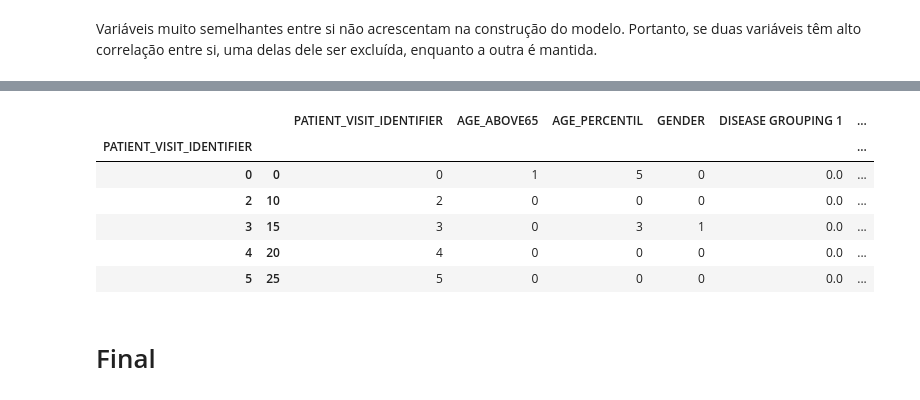
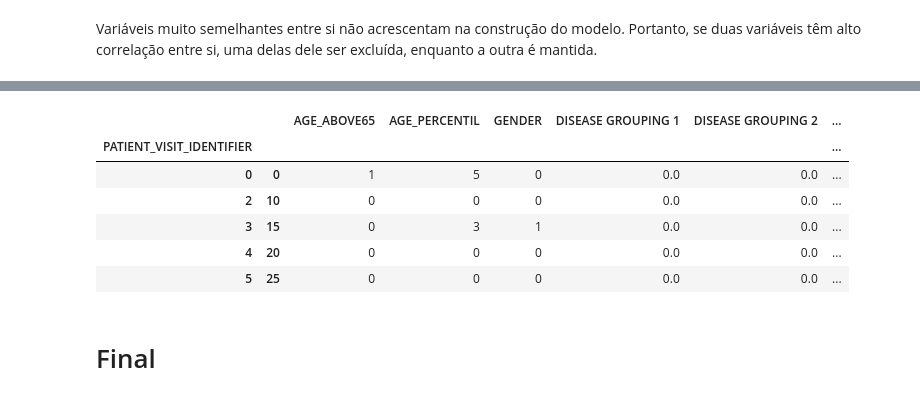
Before and after one commit to arturcgs/bootcamp-data-science-aplicada3, a Jupyter notebook: Projeto Final/Notebooks/Projeto_Final_Funcoes_e_Limpeza_de_Dados.ipynb, the cells around one changed output, grey strips where cells are left out. Cells and saved outputs as stored; diff of their text form; code cells hidden in the pictures.

```diff
--- a/Projeto Final/Notebooks/Projeto_Final_Funcoes_e_Limpeza_de_Dados.ipynb
+++ b/Projeto Final/Notebooks/Projeto_Final_Funcoes_e_Limpeza_de_Dados.ipynb
@@ -273,13 +272,15 @@ Foram excluídos 131 parâmetros
-# %%
-dados_limpos_sem_corr.head()
-# %% [output]
-|  |  | PATIENT_VISIT_IDENTIFIER | AGE_ABOVE65 | AGE_PERCENTIL | GENDER | DISEASE GROUPING 1 | ... |
-| PATIENT_VISIT_IDENTIFIER |  |  |  |  |  |  | ... |
-| 0 | 0 | 0 | 1 | 5 | 0 | 0.0 | ... |
-| 2 | 10 | 2 | 0 | 0 | 0 | 0.0 | ... |
-| 3 | 15 | 3 | 0 | 3 | 1 | 0.0 | ... |
-| 4 | 20 | 4 | 0 | 0 | 0 | 0.0 | ... |
-| 5 | 25 | 5 | 0 | 0 | 0 | 0.0 | ... |
+# %%
+dados_limpos_final = dados_limpos_sem_corr
+
+dados_limpos_final.head()
+# %% [output]
+|  |  | AGE_ABOVE65 | AGE_PERCENTIL | GENDER | DISEASE GROUPING 1 | DISEASE GROUPING 2 | ... |
+| PATIENT_VISIT_IDENTIFIER |  |  |  |  |  |  | ... |
+| 0 | 0 | 1 | 5 | 0 | 0.0 | 0.0 | ... |
+| 2 | 10 | 0 | 0 | 0 | 0.0 | 0.0 | ... |
+| 3 | 15 | 0 | 3 | 1 | 0.0 | 0.0 | ... |
+| 4 | 20 | 0 | 0 | 0 | 0.0 | 0.0 | ... |
+| 5 | 25 | 0 | 0 | 0 | 0.0 | 0.0 | ... |
 # %% [markdown]
 # Final
 # %% [markdown]
```
Also changed, not shown: parts of 7 cells of this notebook.
